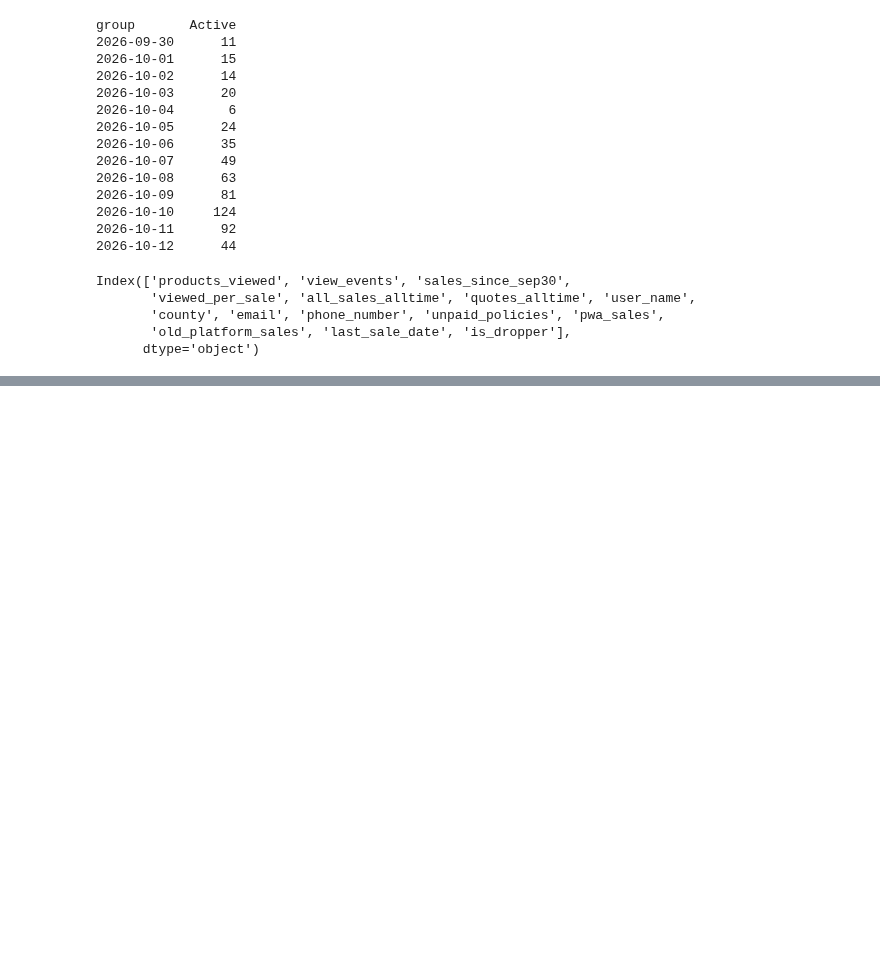
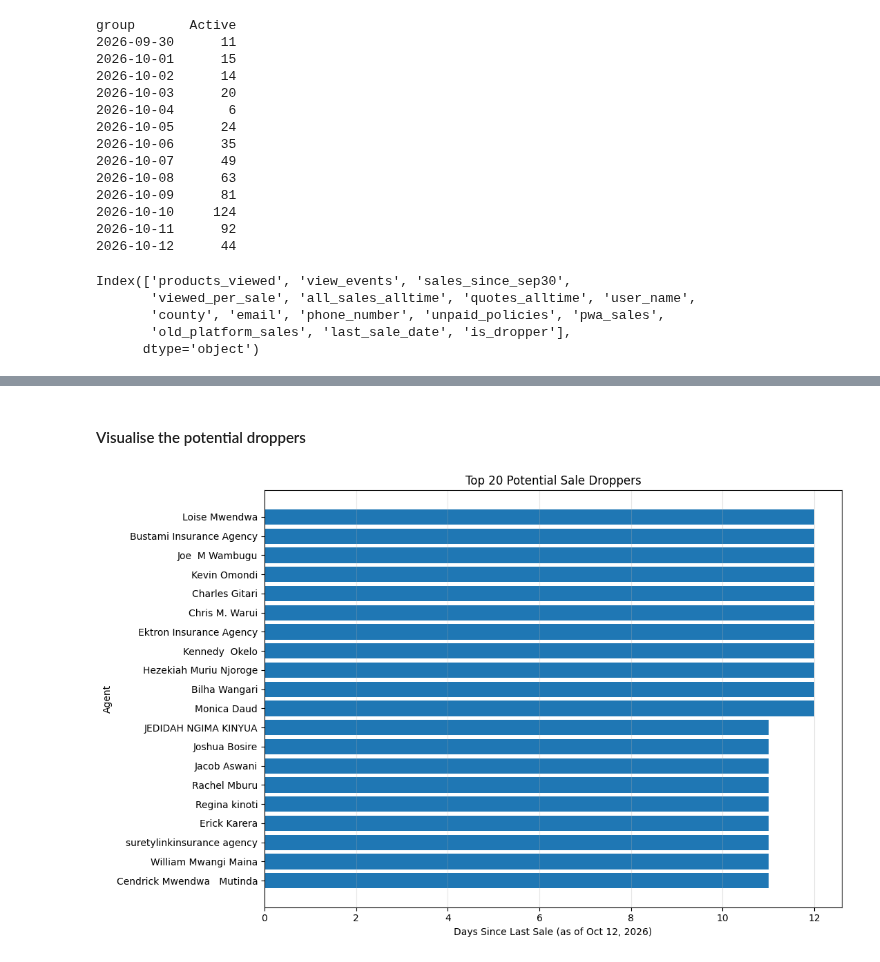
Before and after one commit to Victoria-ui227/PWA_user_behavior, a Jupyter notebook: code2.ipynb, the cells around one changed output, grey strips where cells are left out. Saved outputs shown, nothing was run; the diff lists cells and outputs as text; code cells hidden in the pictures; blank space fills up the shorter version.

Commit message:
recency sales code

```diff
--- a/code2.ipynb
+++ b/code2.ipynb
@@ -695,0 +880,38 @@ Index(['products_viewed', 'view_events', 'sales_since_sep30',
+# %% [markdown]
+#### Visualise the potential droppers
+# %%
+
+# Select the 20 agents with the longest time since their last sale
+top20 = (
+    potential_droppers
+    .dropna(subset=["days_since_last_sale"])
+    .nlargest(20, "days_since_last_sale")
+    .sort_values("days_since_last_sale")
+)
+
+if not top20.empty:
+    fig, ax = plt.subplots(figsize=(11, 7))
+
+    ax.barh(
+        top20["user_name"].fillna("Unknown agent"),
+        top20["days_since_last_sale"]
+    )
+
+    ax.set_title(
+        "Top 20 Potential Sale Droppers"
+    )
+    ax.set_xlabel("Days Since Last Sale (as of Oct 12, 2026)")
+    ax.set_ylabel("Agent")
+
+    ax.grid(axis="x", alpha=0.3)
+    plt.tight_layout()
+    plt.savefig(
+        "potential_droppers.png",
+        dpi=200,
+        bbox_inches="tight"
+    )
+    plt.show()
+else:
+    print("No potential droppers found under the current rule.")
+# %% [output]
+[figure, added]
```
Also changed, not shown: parts of 6 cells of this notebook, 1 other file.
